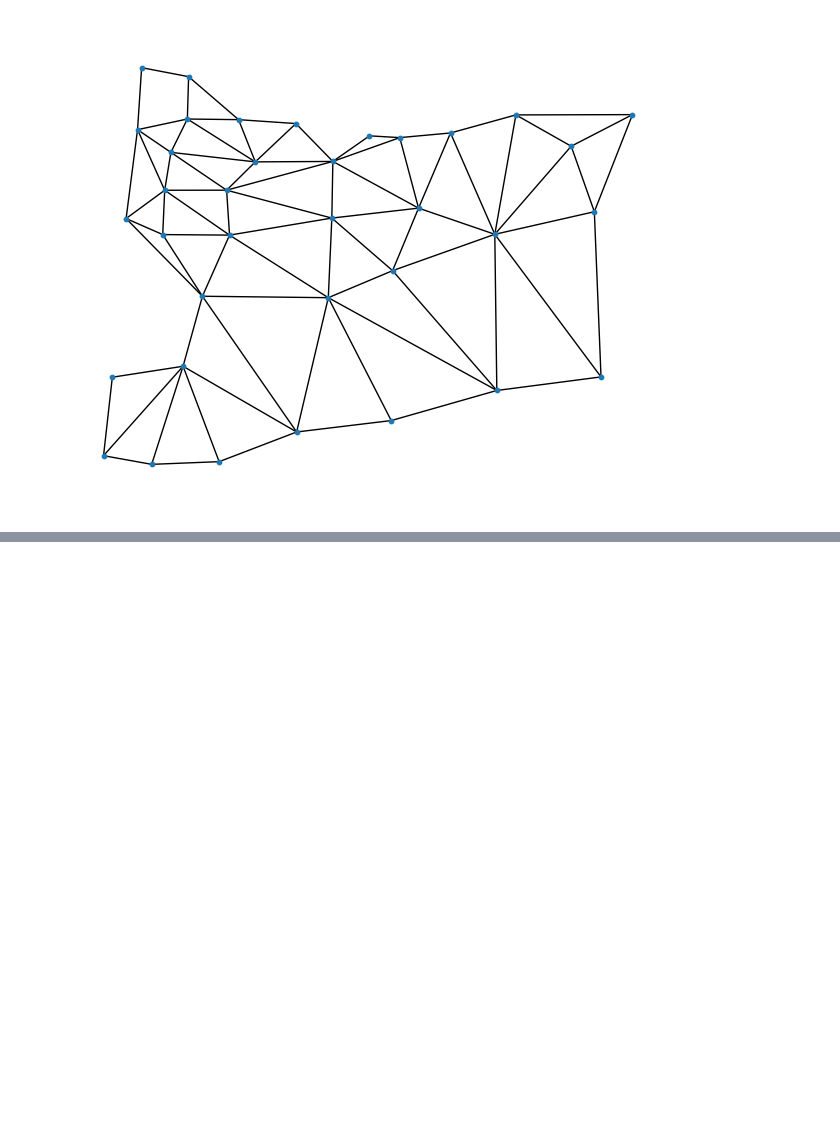
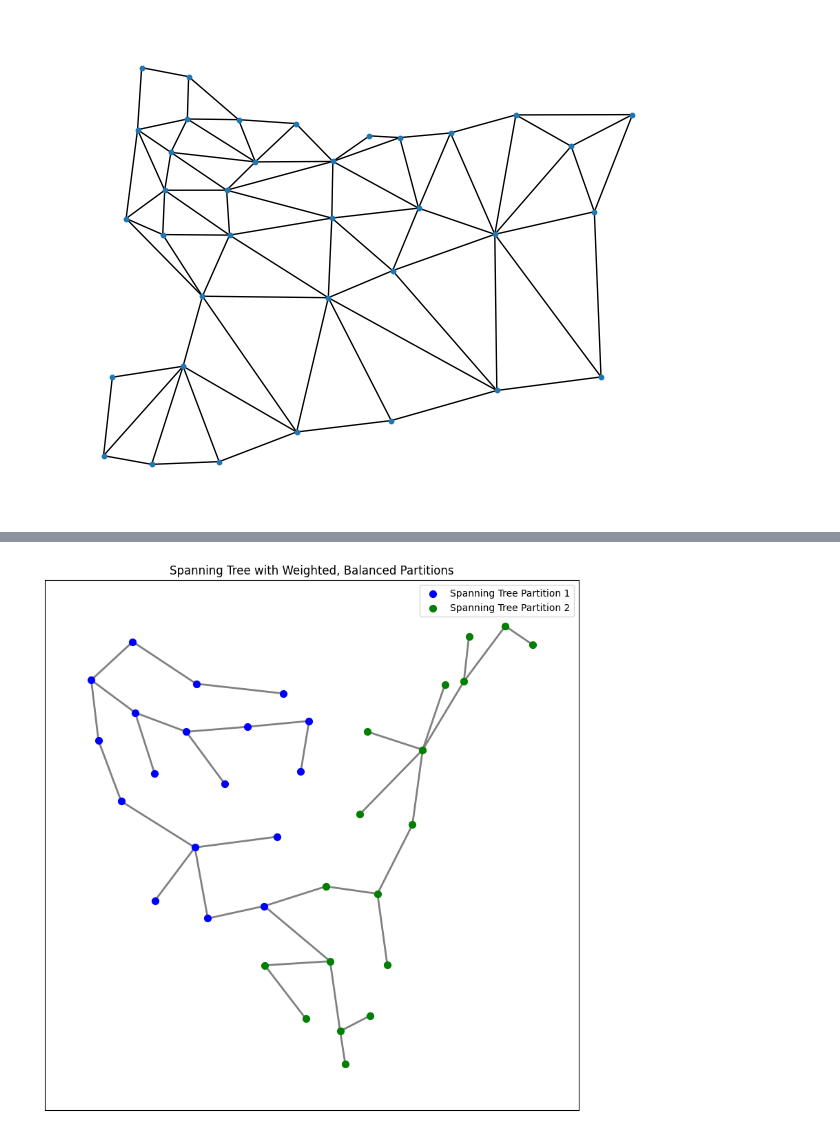
Before and after one commit to brookecarofeinberg/SamplingBalancedForests, a Jupyter notebook: oregon.ipynb, the cells around one changed output, grey strips where cells are left out. Saved outputs shown, nothing was run; the diff lists cells and outputs as text; code cells hidden in the pictures; blank space fills up the shorter version.

Commit message:
balanced partitions

```diff
--- a/oregon.ipynb
+++ b/oregon.ipynb
@@ -267,0 +80,55 @@ bfs_partitioning_no_balance.draw_partitions(node_locations)
+# %%
+class GraphPartitioner:
+    def __init__(self, graph, k):
+        self.graph = graph
+        self.k = k
+
+    def create_weighted_partitions_and_draw_spanning_tree(self):
+        # Generate a random spanning tree using Wilson's Algorithm
+        wilson = WilsonsAlgorithm(self.graph)
+        spanning_tree, root = wilson.sample()
+
+        # Create a new graph object with the spanning tree edges
+        tree_graph = nx.Graph()
+        tree_graph.add_edges_from(spanning_tree)
+
+        # Split the tree using BFS into k balanced partitions
+        partitions = [[] for _ in range(self.k)]
+        partition_sizes = [0] * self.k
+        queue = deque([root])
+        current_partition = 0
+
+        while queue:
+            node = queue.popleft()
+            partitions[current_partition].append(node)
+            partition_sizes[current_partition] += 1
+            if partition_sizes[current_partition] >= len(tree_graph) // self.k:
+                current_partition = (current_partition + 1) % self.k
+            for neighbor in tree_graph.neighbors(node):
+                if all(neighbor not in part for part in partitions):
+                    queue.append(neighbor)
+
+        # Visualize the spanning tree partitions
+        pos = nx.spring_layout(self.graph)  # Get positions for the nodes for visualization
+        plt.figure(figsize=(10, 10))
+
+        # Plot each partition of the spanning tree in a different color
+        colors = ['blue', 'green', 'purple', 'orange', 'pink', 'cyan']
+        for i, partition in enumerate(partitions):
+            nx.draw_networkx_nodes(tree_graph, pos, nodelist=partition, node_size=50,
+                                   node_color=colors[i % len(colors)], label=f'Spanning Tree Partition {i+1}')
+
+        # Draw edges of the spanning tree in dark gray
+        nx.draw_networkx_edges(tree_graph, pos, edge_color='gray', width=2)
+
+        plt.legend()
+        plt.title("Spanning Tree with Weighted, Balanced Partitions")
+        plt.show()
+
+# Usage example:
+G = oregon  # Example random graph
+k = 2  # Number of partitions
+partitioner = GraphPartitioner(G, k)
+partitioner.create_weighted_partitions_and_draw_spanning_tree()
+# %% [output]
+[figure, added]
```
Also changed, not shown: parts of 6 cells of this notebook.
